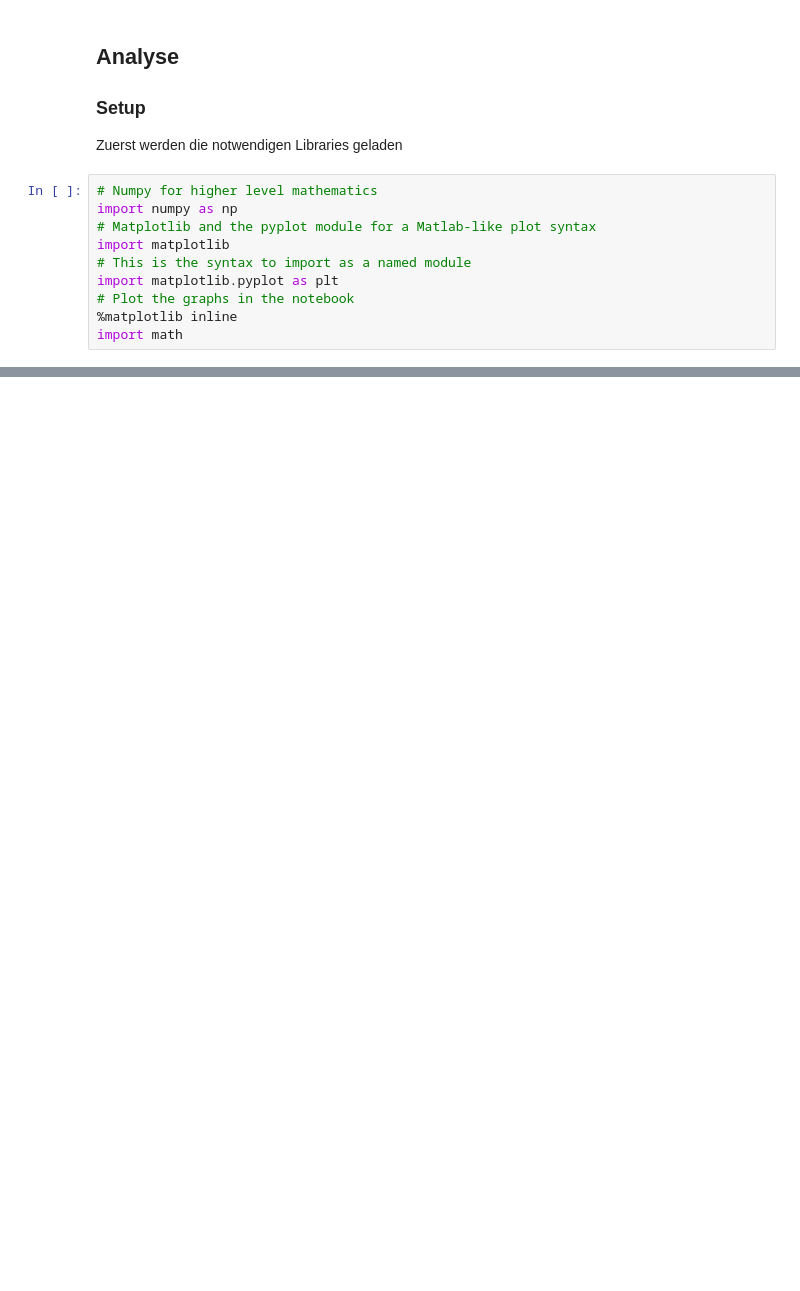
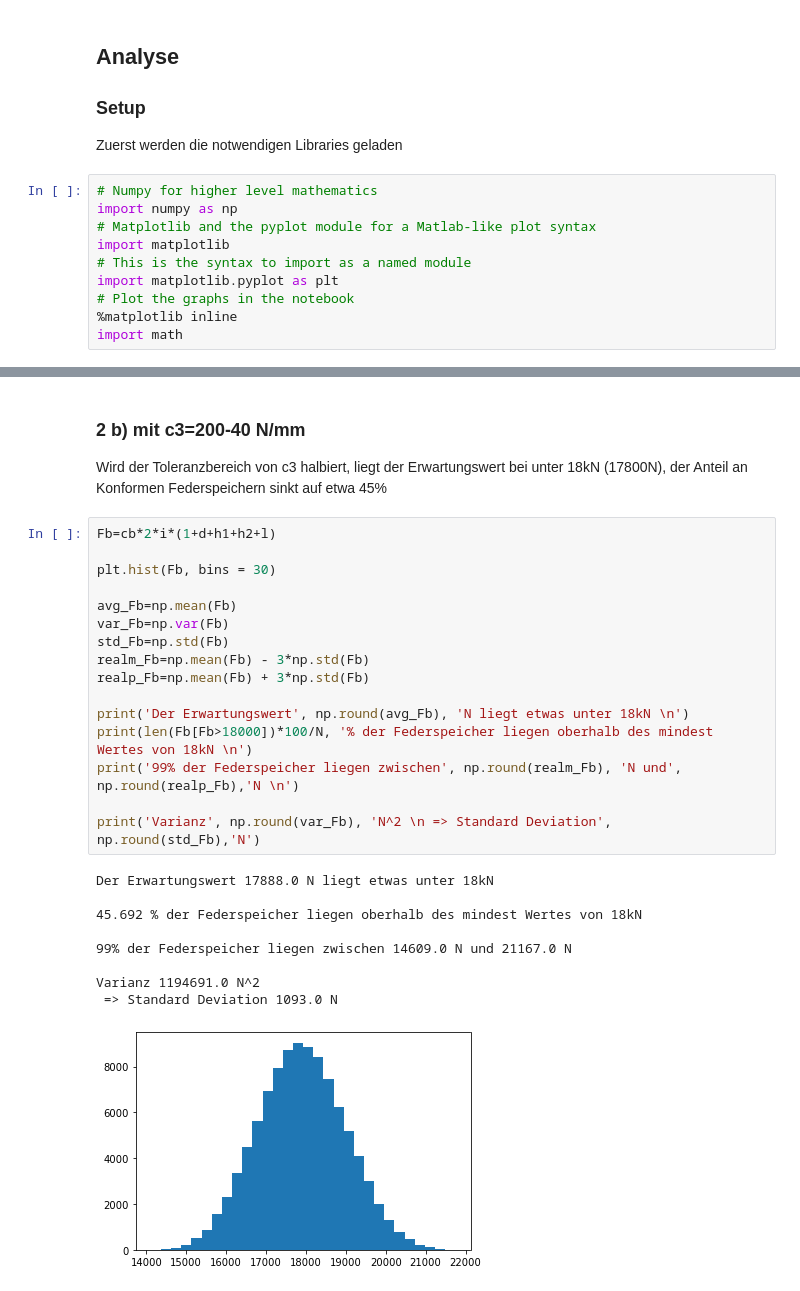
Before and after one commit to FHAC-MdQM/monte-carlo-simulation-Lumimi9, a Jupyter notebook: MonteCarlo.ipynb, the cells around one changed output, grey strips where cells are left out. Drawn from its saved outputs; the diff is of its cells as text; blank space fills up the shorter version.

```diff
--- a/MonteCarlo.ipynb
+++ b/MonteCarlo.ipynb
@@ -134,0 +151,30 @@ print(' Erwartungswert', avg_F, 'N \n Varianz', var_F, 'N^2 \n => Standard Devia
+# %% [markdown]
+### 2 b) mit c3=200-40 N/mm
+
+Wird der Toleranzbereich von c3 halbiert, liegt der Erwartungswert bei unter 18kN (17800N), der Anteil an Konformen Federspeichern sinkt auf etwa 45%
+# %%
+Fb=cb*2*i*(1+d+h1+h2+l)
+
+plt.hist(Fb, bins = 30)
+
+avg_Fb=np.mean(Fb)
+var_Fb=np.var(Fb)
+std_Fb=np.std(Fb)
+realm_Fb=np.mean(Fb) - 3*np.std(Fb)
+realp_Fb=np.mean(Fb) + 3*np.std(Fb)
+
+print('Der Erwartungswert', np.round(avg_Fb), 'N liegt etwas unter 18kN \n')
+print(len(Fb[Fb>18000])*100/N, '% der Federspeicher liegen oberhalb des mindest Wertes von 18kN \n')
+print('99% der Federspeicher liegen zwischen', np.round(realm_Fb), 'N und', np.round(realp_Fb),'N \n')
+
+print('Varianz', np.round(var_Fb), 'N^2 \n => Standard Deviation', np.round(std_Fb),'N')
+# %% [output]
+Der Erwartungswert 17888.0 N liegt etwas unter 18kN
+
+45.692 % der Federspeicher liegen oberhalb des mindest Wertes von 18kN
+
+99% der Federspeicher liegen zwischen 14609.0 N und 21167.0 N
+
+Varianz 1194691.0 N^2
+ => Standard Deviation 1093.0 N
+[figure, added]
```
Also changed, not shown: parts of 15 cells of this notebook.
